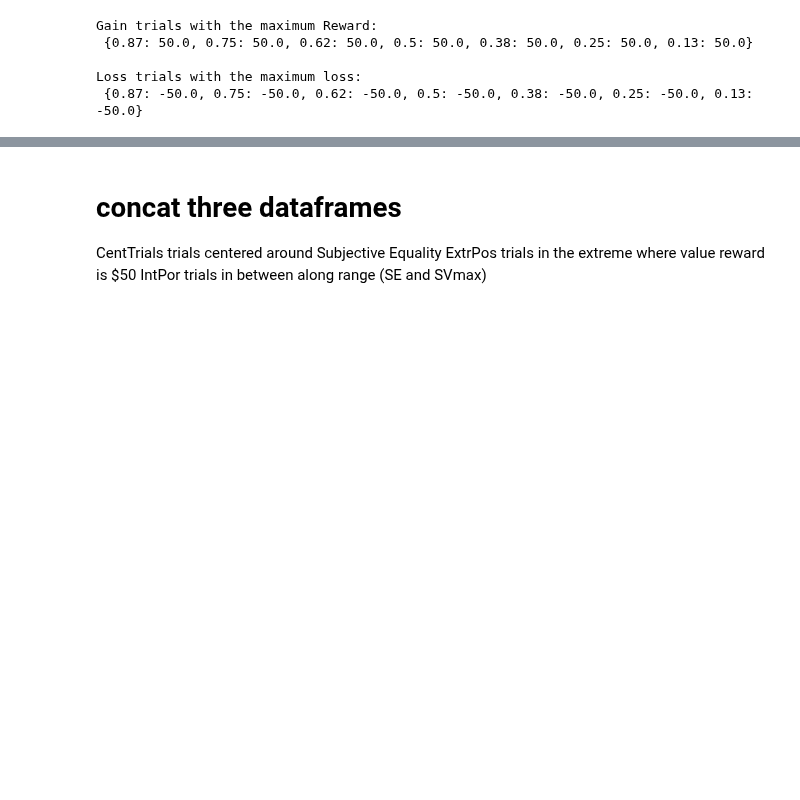
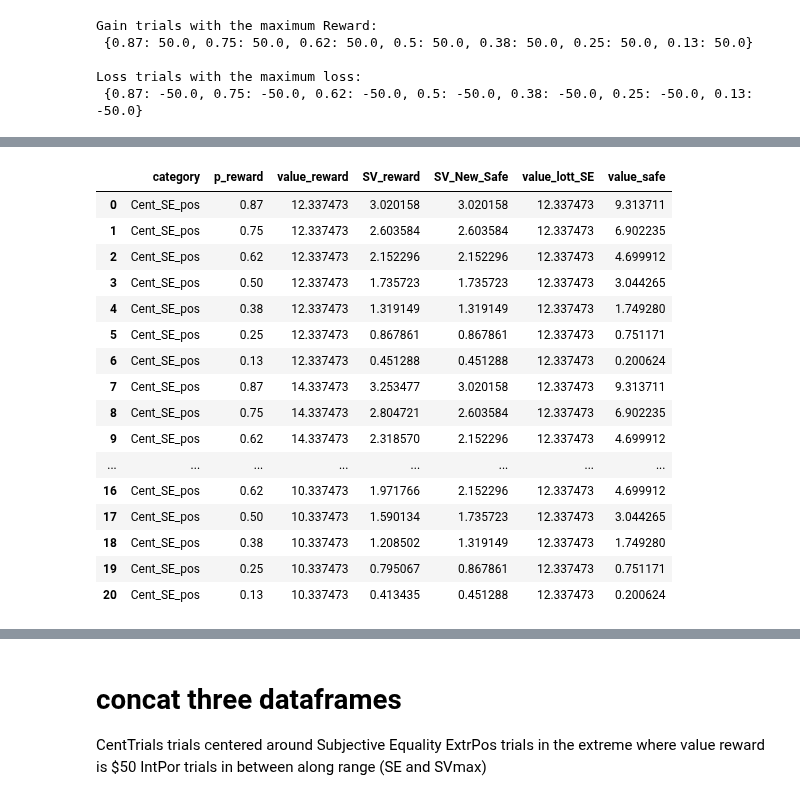
Before and after one commit to CDN-Lab/Adaptive_Choicesets, a Jupyter notebook: symmetrical_choice_set.ipynb, the cells around one changed output, grey strips where cells are left out. Cells and saved outputs as stored; diff of their text form; code cells hidden in the pictures; blank space fills up the shorter version.

```diff
--- a/symmetrical_choice_set.ipynb
+++ b/symmetrical_choice_set.ipynb
@@ -196,0 +207,3 @@ df_pos
+# %%
+df_safe_pos = df_pos[['p_reward','SV_New_Safe','value_lott_SE','value_safe']].copy()
+df_safe_pos
@@ -213,0 +236,37 @@ df_SE_pos
+# %%
+#Centered around SE
+df_cent_pos= df_SE_pos[['category', 'p_reward', 'value_reward']].copy()
+
+df_cent_pos['category'] = 'Cent_SE_pos'
+df_cent_pos = append_SVreward(df_cent_pos,alpha_pos,beta_pos)
+df_cent_pos = pd.merge(df_cent_pos,df_safe_pos,on='p_reward')
+
+#New dfs
+df_adjusted_pos = df_cent_pos.copy()
+df_adjusted_pos['value_reward'] = df_adjusted_pos['value_reward'] +2.0
+
+df_adjusted_neg = df_cent_pos.copy()
+df_adjusted_neg['value_reward'] = df_adjusted_neg['value_reward'] - 2.0
+df_cent_pos = pd.concat([df_cent_pos, df_adjusted_pos, df_adjusted_neg], ignore_index=True)
+
+#Centered around SE DF
+df_cent_pos = append_SVreward(df_cent_pos,alpha_pos,beta_pos)
+df_cent_pos
+# %% [output]
+|  | category | p_reward | value_reward | SV_reward | SV_New_Safe | value_lott_SE | value_safe |
+| 0 | Cent_SE_pos | 0.87 | 12.337473 | 3.020158 | 3.020158 | 12.337473 | 9.313711 |
+| 1 | Cent_SE_pos | 0.75 | 12.337473 | 2.603584 | 2.603584 | 12.337473 | 6.902235 |
+| 2 | Cent_SE_pos | 0.62 | 12.337473 | 2.152296 | 2.152296 | 12.337473 | 4.699912 |
+| 3 | Cent_SE_pos | 0.50 | 12.337473 | 1.735723 | 1.735723 | 12.337473 | 3.044265 |
+| 4 | Cent_SE_pos | 0.38 | 12.337473 | 1.319149 | 1.319149 | 12.337473 | 1.749280 |
+| 5 | Cent_SE_pos | 0.25 | 12.337473 | 0.867861 | 0.867861 | 12.337473 | 0.751171 |
+| 6 | Cent_SE_pos | 0.13 | 12.337473 | 0.451288 | 0.451288 | 12.337473 | 0.200624 |
+| 7 | Cent_SE_pos | 0.87 | 14.337473 | 3.253477 | 3.020158 | 12.337473 | 9.313711 |
+| 8 | Cent_SE_pos | 0.75 | 14.337473 | 2.804721 | 2.603584 | 12.337473 | 6.902235 |
+| 9 | Cent_SE_pos | 0.62 | 14.337473 | 2.318570 | 2.152296 | 12.337473 | 4.699912 |
+| ... | ... | ... | ... | ... | ... | ... | ... |
+| 16 | Cent_SE_pos | 0.62 | 10.337473 | 1.971766 | 2.152296 | 12.337473 | 4.699912 |
+| 17 | Cent_SE_pos | 0.50 | 10.337473 | 1.590134 | 1.735723 | 12.337473 | 3.044265 |
+| 18 | Cent_SE_pos | 0.38 | 10.337473 | 1.208502 | 1.319149 | 12.337473 | 1.749280 |
+| 19 | Cent_SE_pos | 0.25 | 10.337473 | 0.795067 | 0.867861 | 12.337473 | 0.751171 |
+| 20 | Cent_SE_pos | 0.13 | 10.337473 | 0.413435 | 0.451288 | 12.337473 | 0.200624 |
```
Also changed, not shown: parts of 26 cells of this notebook.
